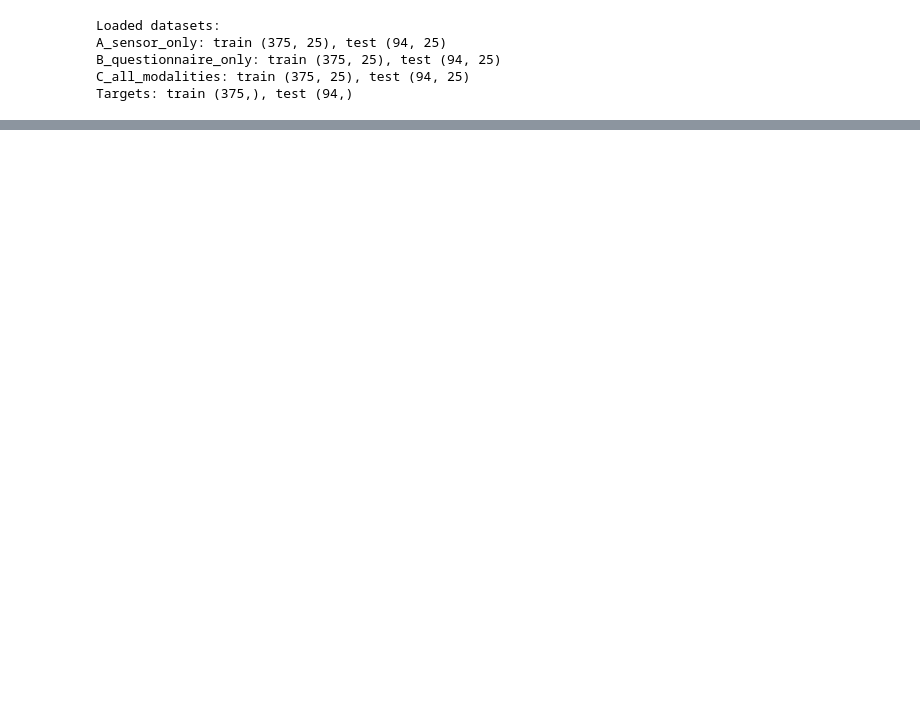
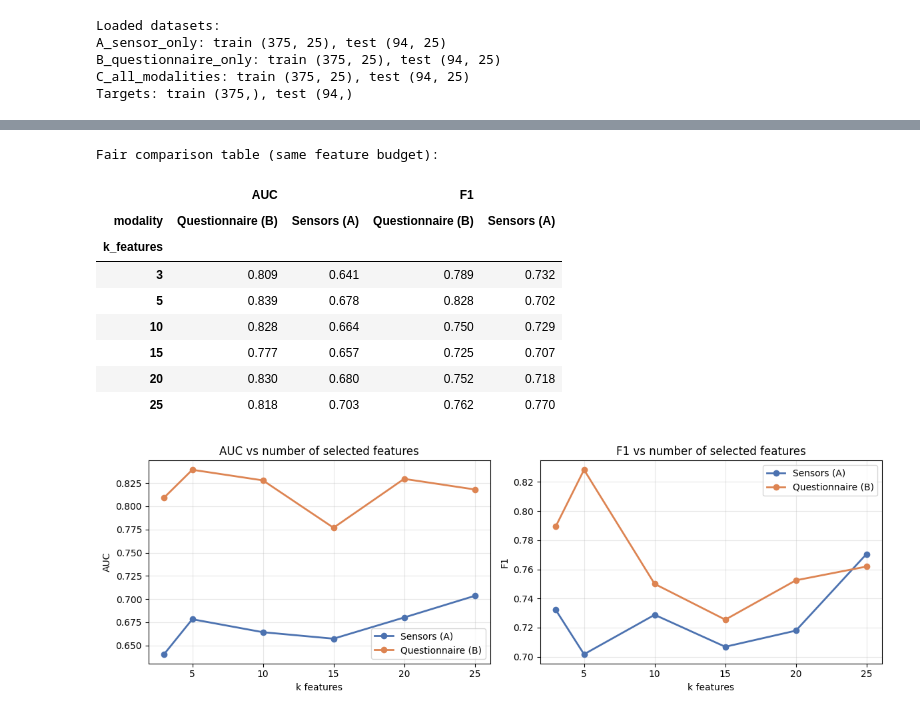
Before and after one commit to PaoloFabbri8/Behavioral-Health-Informatic-Project, a Jupyter notebook: notebooks/03_model_training/03b_model_training_no_demo_objective.ipynb, the cells around one changed output, grey strips where cells are left out. Cells and saved outputs as stored; diff of their text form; code cells hidden in the pictures; blank space fills up the shorter version.

```diff
--- a/notebooks/03_model_training/03b_model_training_no_demo_objective.ipynb
+++ b/notebooks/03_model_training/03b_model_training_no_demo_objective.ipynb
@@ -289,0 +283,74 @@ Correlation between RF importance and permutation importance: 0.684
+# %%
+# 1) Top-k fair comparison (same feature budget) with RandomForest
+# Compare A (sensors) vs B (questionnaires) using the same number of features k.
+
+feat_A = pd.read_csv(final_dir / 'final_feature_list_A_sensor_only_no_demo_objective.csv')['feature'].tolist()
+feat_B = pd.read_csv(final_dir / 'final_feature_list_B_questionnaire_only_no_demo_objective.csv')['feature'].tolist()
+
+k_values = [3, 5, 10, 15, 20, 25]
+fair_rows = []
+
+for k in k_values:
+    cols_A = feat_A[:k]
+    cols_B = feat_B[:k]
+
+    # Use setup-specific optimized parameters for A and B
+    rf_A = RandomForestClassifier(**best_params['A_sensor_only'], random_state=42, n_jobs=-1)
+    rf_B = RandomForestClassifier(**best_params['B_questionnaire_only'], random_state=42, n_jobs=-1)
+
+    rf_A.fit(setups['A_sensor_only']['X_train'][cols_A], y_train)
+    rf_B.fit(setups['B_questionnaire_only']['X_train'][cols_B], y_train)
+
+    pred_A = rf_A.predict(setups['A_sensor_only']['X_test'][cols_A])
+    pred_B = rf_B.predict(setups['B_questionnaire_only']['X_test'][cols_B])
+    proba_A = rf_A.predict_proba(setups['A_sensor_only']['X_test'][cols_A])[:, 1]
+    proba_B = rf_B.predict_proba(setups['B_questionnaire_only']['X_test'][cols_B])[:, 1]
+
+    auc_A = roc_auc_score(y_test, proba_A)
+    auc_B = roc_auc_score(y_test, proba_B)
+    f1_A = f1_score(y_test, pred_A)
+    f1_B = f1_score(y_test, pred_B)
+
+    fair_rows.extend([
+        {'modality': 'Sensors (A)', 'k_features': k, 'AUC': auc_A, 'F1': f1_A},
+        {'modality': 'Questionnaire (B)', 'k_features': k, 'AUC': auc_B, 'F1': f1_B}
+    ])
+
+fair_df = pd.DataFrame(fair_rows)
+print('Fair comparison table (same feature budget):')
+display(fair_df.pivot(index='k_features', columns='modality', values=['AUC', 'F1']).round(3))
+
+# Plot AUC and F1 vs number of selected features
+fig, axes = plt.subplots(1, 2, figsize=(12, 4))
+
+for modality, color in [('Sensors (A)', '#4C72B0'), ('Questionnaire (B)', '#DD8452')]:
+    sub = fair_df[fair_df['modality'] == modality]
+    axes[0].plot(sub['k_features'], sub['AUC'], marker='o', linewidth=2, color=color, label=modality)
+    axes[1].plot(sub['k_features'], sub['F1'], marker='o', linewidth=2, color=color, label=modality)
+
+axes[0].set_title('AUC vs number of selected features')
+axes[0].set_xlabel('k features')
+axes[0].set_ylabel('AUC')
+axes[0].grid(alpha=0.3)
+axes[0].legend()
+
+axes[1].set_title('F1 vs number of selected features')
+axes[1].set_xlabel('k features')
+axes[1].set_ylabel('F1')
+axes[1].grid(alpha=0.3)
+axes[1].legend()
+
+plt.tight_layout()
+plt.show()
+# %% [output]
+Fair comparison table (same feature budget):
+|  | AUC |  | F1 |  |
+| modality | Questionnaire (B) | Sensors (A) | Questionnaire (B) | Sensors (A) |
+| k_features |  |  |  |  |
+| 3 | 0.809 | 0.641 | 0.789 | 0.732 |
+| 5 | 0.839 | 0.678 | 0.828 | 0.702 |
+| 10 | 0.828 | 0.664 | 0.750 | 0.729 |
+| 15 | 0.777 | 0.657 | 0.725 | 0.707 |
+| 20 | 0.830 | 0.680 | 0.752 | 0.718 |
+| 25 | 0.818 | 0.703 | 0.762 | 0.770 |
+[figure, added]
```
Also changed, not shown: parts of 11 cells of this notebook, 1 other file.
